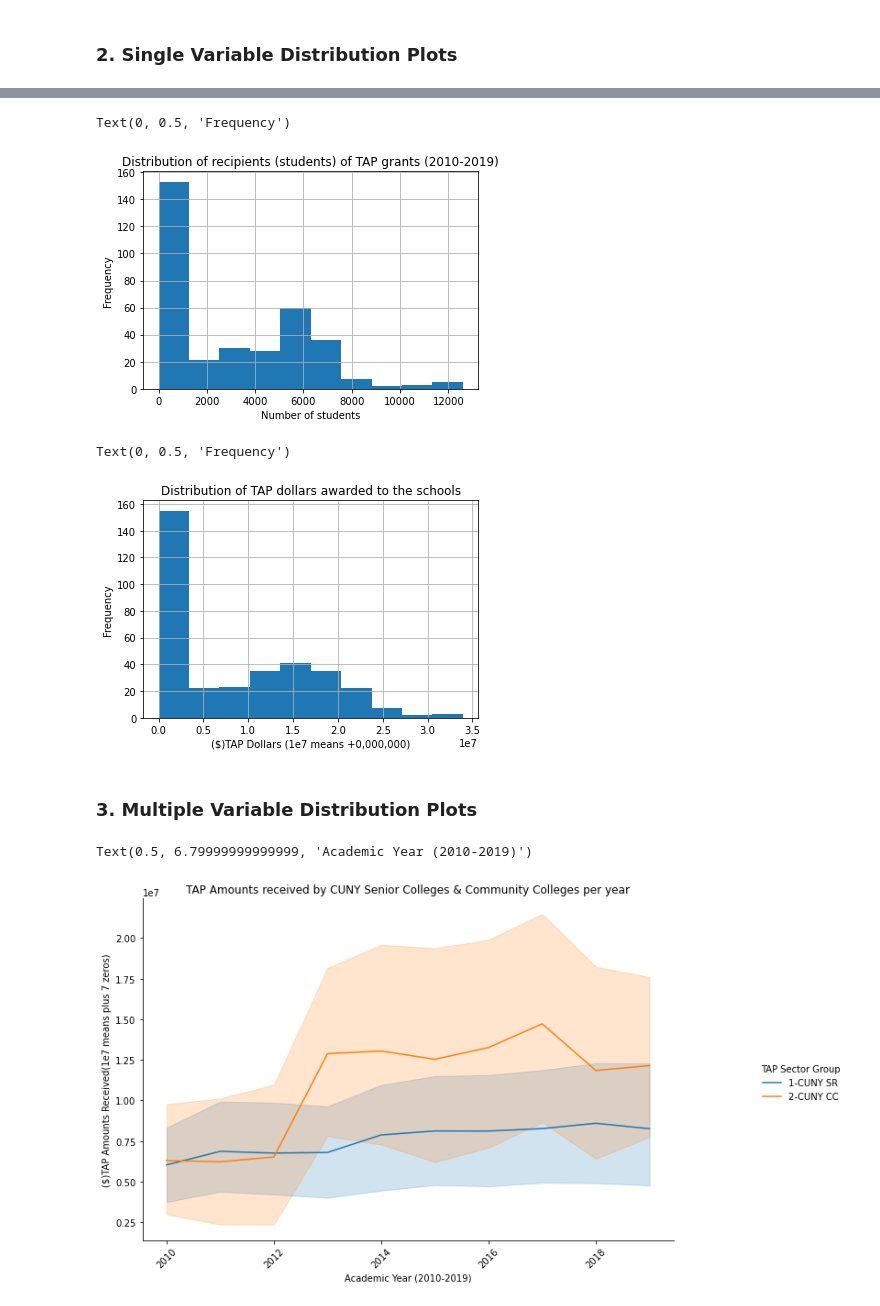
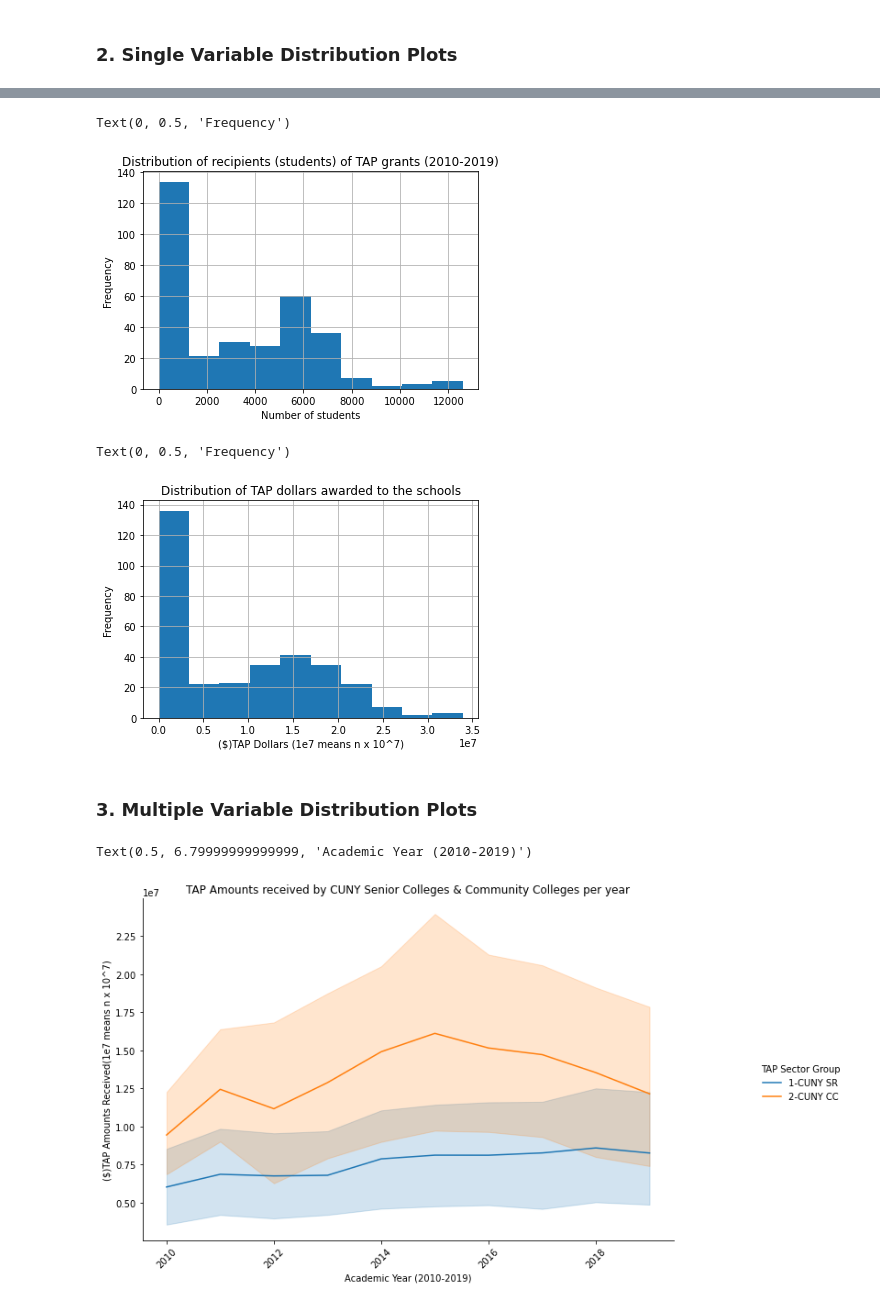
Before and after one commit to agyapongeli77/data-science-project, a Jupyter notebook: Project - MAT 328 Techniques In Data Science.ipynb, the cells around one changed output, grey strips where cells are left out. Drawn from its saved outputs; the diff is of its cells as text; code cells hidden in the pictures.

Commit message:
more exploratory data analysis and data cleaning

```diff
--- a/Project - MAT 328 Techniques In Data Science.ipynb
+++ b/Project - MAT 328 Techniques In Data Science.ipynb
@@ -62,0 +62,7 @@ cuny_tap_data.head()
+# %%
+# Remove rows with CUNY Community Colleges having 5 year programs. I believe this is
+# an error in the dataset because CUNY Community Colleges do not have 5 year programs
+cuny_tap_data = cuny_tap_data[(cuny_tap_data["TAP Sector Group"] == "1-CUNY SR")
+                                 | ((cuny_tap_data["TAP Sector Group"] == "2-CUNY CC")
+                                 & ((cuny_tap_data["TAP Level of Study"] != "4 yr Undergrad")
+                                 & (cuny_tap_data["TAP Level of Study"] != "5 yr Undergrad")))]
@@ -113,32 +145,32 @@ plt.xlabel("Number of students")
 plt.ylabel("Frequency")
 # %% [output]
 Text(0, 0.5, 'Frequency')
-[figure, old version]
+[figure, new version]
 # %%
 cuny_tap_data["TAP Recipient Dollars"].hist()
 plt.title("Distribution of TAP dollars awarded to the schools")
-plt.xlabel("($)TAP Dollars (1e7 means +0,000,000)")
+plt.xlabel("($)TAP Dollars (1e7 means n x 10^7)")
 plt.ylabel("Frequency")
 # %% [output]
 Text(0, 0.5, 'Frequency')
-[figure, old version]
+[figure, new version]
 # %% [markdown]
 ### 3. Multiple Variable Distribution Plots
 # %%
 # Plot the graph
 g=sns.relplot(x ="Academic Year", y ="TAP Recipient Dollars", kind ="line", hue ="TAP Sector Group", data=cuny_tap_data)
 
 # Resize the graph
 g.fig.set_size_inches(12,6)
 plt.xticks(rotation=45)
 
 # Title and axes labels added to the graph
 plt.title("TAP Amounts received by CUNY Senior Colleges & Community Colleges per year")
-plt.ylabel("($)TAP Amounts Received(1e7 means plus 7 zeros)")
+plt.ylabel("($)TAP Amounts Received(1e7 means n x 10^7)")
 plt.xlabel("Academic Year (2010-2019)")
 # %% [output]
 Text(0.5, 6.79999999999999, 'Academic Year (2010-2019)')
-[figure, old version]
+[figure, new version]
 # %%
 g=sns.catplot(x="TAP College Name", y ="TAP Recipient Headcount", hue ="TAP Sector Group", kind ="bar", data=cuny_tap_data)
 
```
Also changed, not shown: parts of 9 cells of this notebook.
